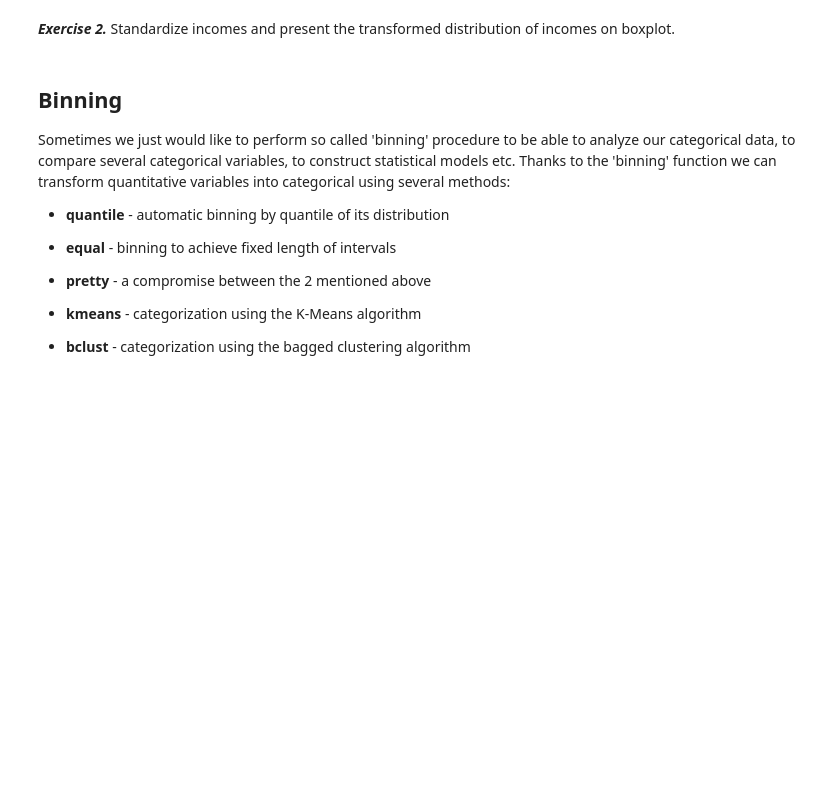
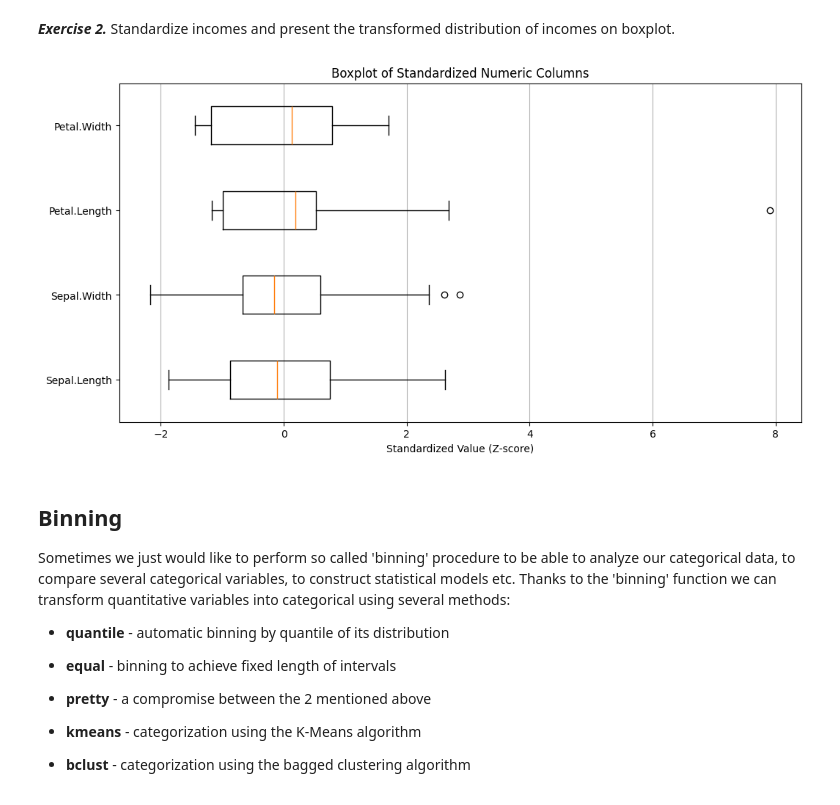
Before and after one commit to WeronikaUlasiuk/DS_2025, a Jupyter notebook: Exercise 4.ipynb, the cells around one changed output. Drawn from its saved outputs; the diff is of its cells as text; code cells hidden in the pictures; blank space fills up the shorter version.

```diff
--- a/Exercise 4.ipynb
+++ b/Exercise 4.ipynb
@@ -530,3 +518,19 @@ In order to solve problems with very skewed distributions we can also use severa
+# %%
+standardized_data = final_imputed_data.copy()
+
+for col in numeric_cols:
+    mean = final_imputed_data[col].mean()
+    std = final_imputed_data[col].std()
+    standardized_data[col] = (final_imputed_data[col] - mean) / std
+
+plt.figure(figsize=(12, 6))
+plt.boxplot(standardized_data[numeric_cols], vert=False, labels=numeric_cols)
+plt.title('Boxplot of Standardized Numeric Columns')
+plt.xlabel('Standardized Value (Z-score)')
+plt.grid(axis='x')
+plt.show()
+# %% [output]
+[figure, added]
 # %% [markdown]
 ## Binning
 
```
Also changed, not shown: parts of 6 cells of this notebook.
